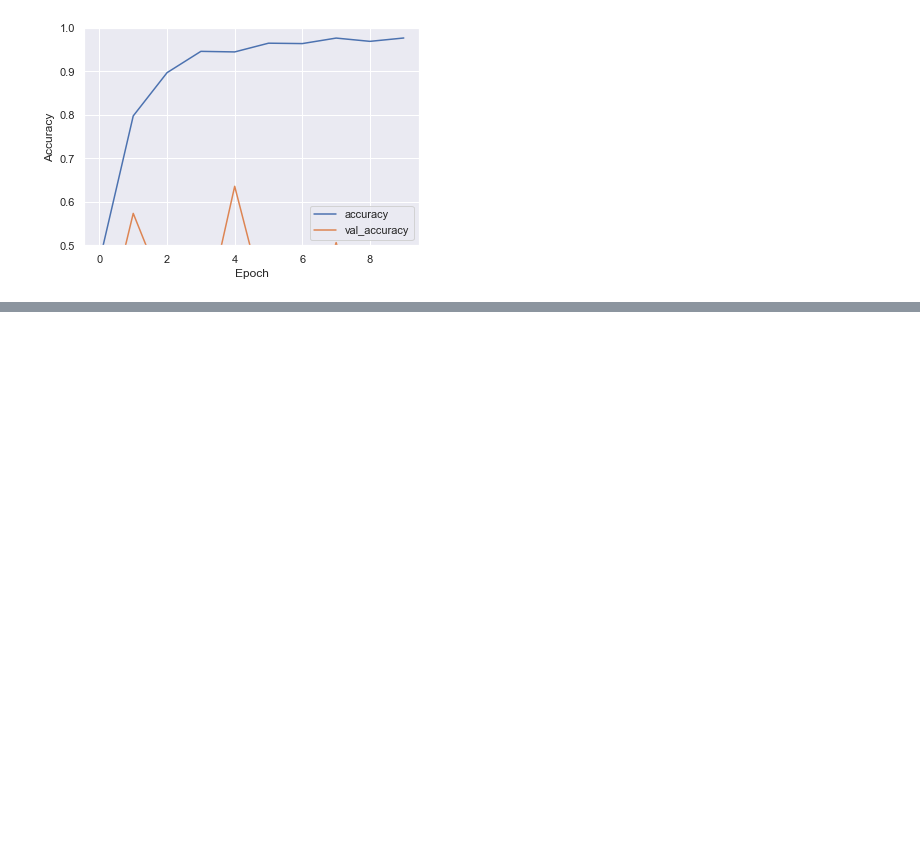
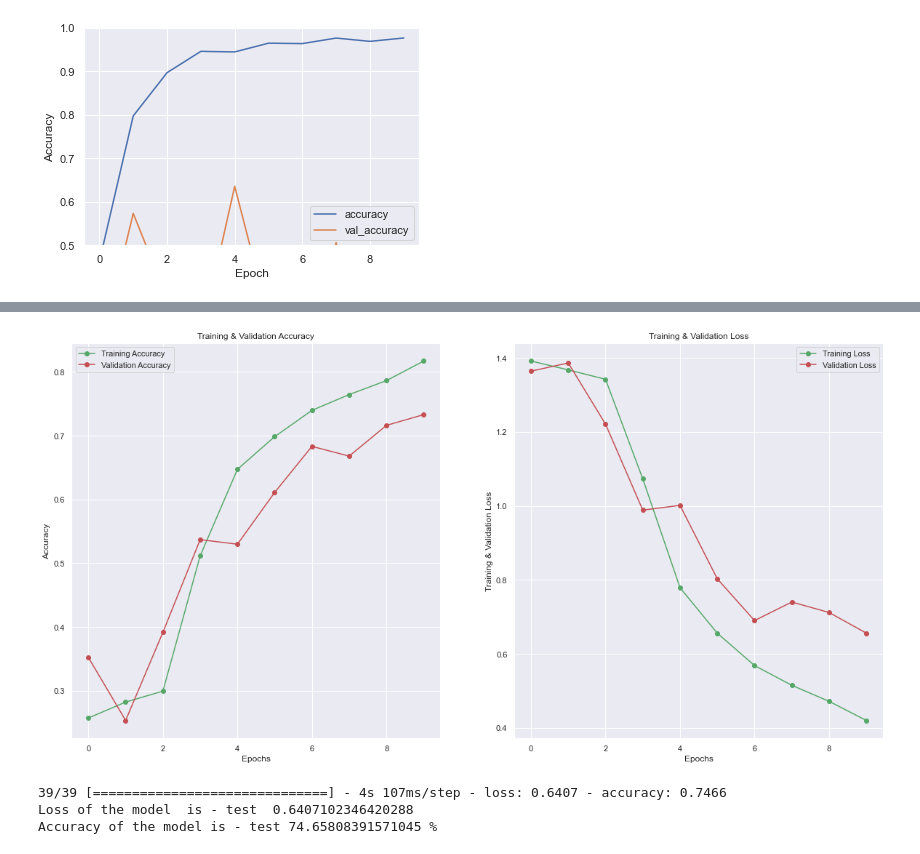
Before and after one commit to noamya-sh/Blood-Cells-ML-Course, a Jupyter notebook: Final Project - Blood cells.ipynb, the cells around one changed output, grey strips where cells are left out. Cells and saved outputs as stored; diff of their text form; code cells hidden in the pictures; blank space fills up the shorter version.

```diff
--- a/Final Project - Blood cells.ipynb
+++ b/Final Project - Blood cells.ipynb
@@ -598,0 +473,12 @@ MemoryError: Unable to allocate 2.14 GiB for an array with shape (9957, 120, 160
+# %%
+X_train_s, y_train_s = df_train.iloc[:, :-1], df_train.iloc[:, -1]
+X_test_s, y_test_s = df_test.iloc[:, :-1], df_test.iloc[:, -1]
+X_test_s, val_images, y_test_s, val_labels = train_test_split(X_test_s, y_test_s, test_size = 0.5)
+# %%
+reshaped_X_train_s = X_train_s.to_numpy().reshape((9957, 120, 160, 3))
+reshaped_X_test_s = X_test_s.to_numpy().reshape((1243, 120, 160, 3))
+val_images = val_images.to_numpy().reshape((1244, 120, 160, 3))
+# %%
+reshaped_X_train_s = reshaped_X_train_s / 255.0
+val_images = val_images / 255.0
+reshaped_X_test_s = reshaped_X_test_s / 255.0
@@ -598,0 +539,36 @@ MemoryError: Unable to allocate 2.14 GiB for an array with shape (9957, 120, 160
+# %%
+def plot_accuracy_loss_chart(history):
+    epochs = [i for i in range(10)]
+    fig , ax = plt.subplots(1,2)
+    train_acc = history.history['accuracy']
+    train_loss = history.history['loss']
+    val_acc = history.history['val_accuracy']
+    val_loss = history.history['val_loss']
+    fig.set_size_inches(20,10)
+    ax[0].plot(epochs , train_acc , 'go-' , label = 'Training Accuracy')
+    ax[0].plot(epochs , val_acc , 'ro-' , label = 'Validation Accuracy')
+    ax[0].set_title('Training & Validation Accuracy')
+    ax[0].legend()
+    ax[0].set_xlabel("Epochs")
+    ax[0].set_ylabel("Accuracy")
+
+    ax[1].plot(epochs , train_loss , 'g-o' , label = 'Training Loss')
+    ax[1].plot(epochs , val_loss , 'r-o' , label = 'Validation Loss')
+    ax[1].set_title('Training & Validation Loss')
+    ax[1].legend()
+    ax[1].set_xlabel("Epochs")
+    ax[1].set_ylabel("Training & Validation Loss")
+    plt.show()
+# %%
+plot_accuracy_loss_chart(history1)
+# %% [output]
+[figure, added]
+# %%
+results = model1.evaluate(reshaped_X_test_s, y_test_s)
+
+print("Loss of the model  is - test ", results[0])
+print("Accuracy of the model is - test", results[1]*100, "%")
+# %% [output]
+39/39 [==============================] - 4s 107ms/step - loss: 0.6407 - accuracy: 0.7466
+Loss of the model  is - test  0.6407102346420288
+Accuracy of the model is - test 74.65808391571045 %
```
Also changed, not shown: parts of 15 cells of this notebook.
